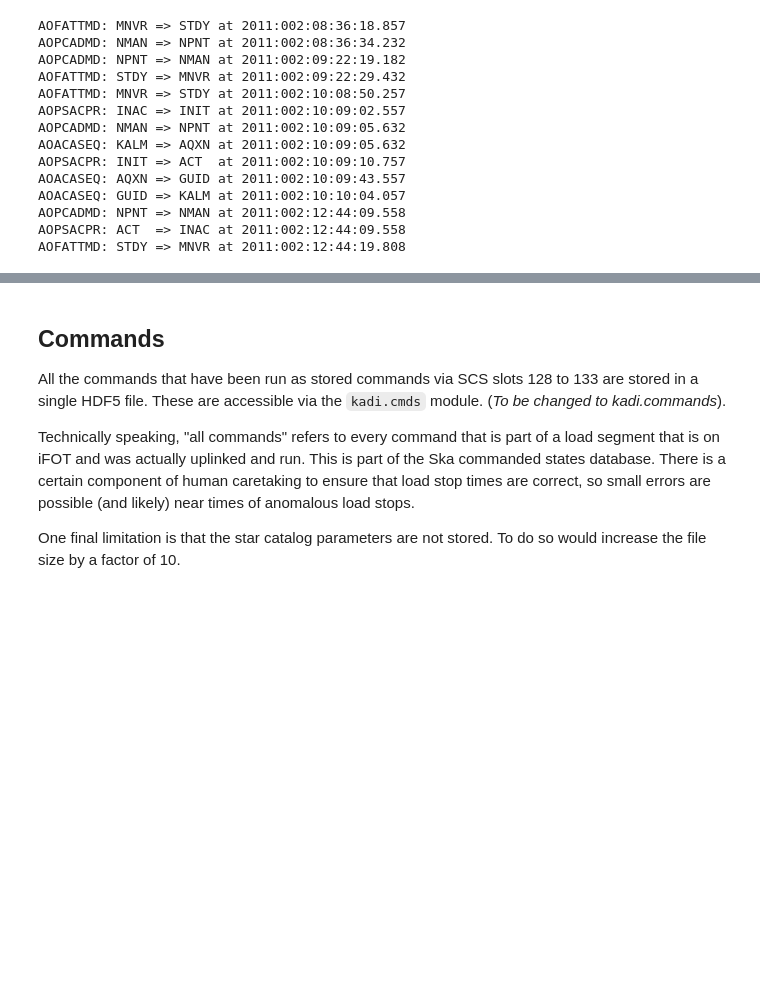
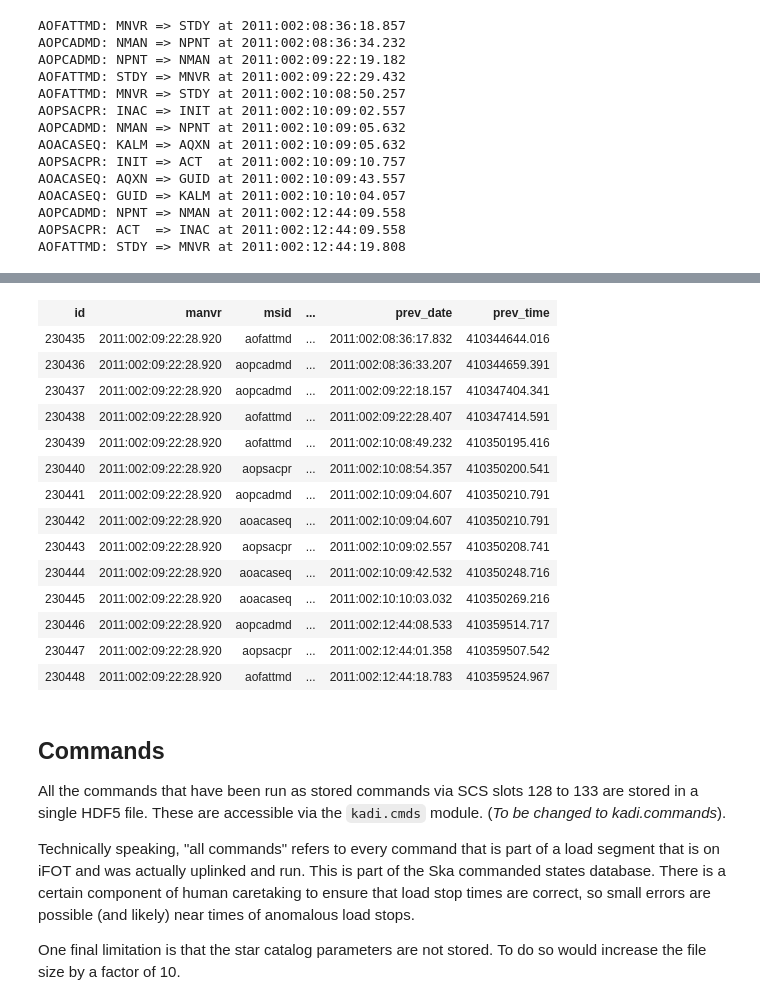
Before and after one commit to sot/kadi, a Jupyter notebook: kadi_demo.ipynb, the cells around one changed output, grey strips where cells are left out. Saved outputs shown, nothing was run; the diff lists cells and outputs as text; code cells hidden in the pictures; blank space fills up the shorter version.

```diff
--- a/kadi_demo.ipynb
+++ b/kadi_demo.ipynb
@@ -490,5 +494,5 @@ AOPCADMD: NPNT => NMAN at 2011:002:12:44:09.558
 AOPSACPR: ACT  => INAC at 2011:002:12:44:09.558
 AOFATTMD: STDY => MNVR at 2011:002:12:44:19.808
 # %%
-events.queryset_to_array(manvr.manvrseq_set)
+events.queryset_to_table(manvr.manvrseq_set)
 # %% [output]
@@ -510,3 +499,18 @@ array([ (230435, '2011:002:09:22:28.920', 'aofattmd', 'MNVR', 'STDY', '2011:002:
+| id | manvr | msid | ... | prev_date | prev_time |
+| 230435 | 2011:002:09:22:28.920 | aofattmd | ... | 2011:002:08:36:17.832 | 410344644.016 |
+| 230436 | 2011:002:09:22:28.920 | aopcadmd | ... | 2011:002:08:36:33.207 | 410344659.391 |
+| 230437 | 2011:002:09:22:28.920 | aopcadmd | ... | 2011:002:09:22:18.157 | 410347404.341 |
+| 230438 | 2011:002:09:22:28.920 | aofattmd | ... | 2011:002:09:22:28.407 | 410347414.591 |
+| 230439 | 2011:002:09:22:28.920 | aofattmd | ... | 2011:002:10:08:49.232 | 410350195.416 |
+| 230440 | 2011:002:09:22:28.920 | aopsacpr | ... | 2011:002:10:08:54.357 | 410350200.541 |
+| 230441 | 2011:002:09:22:28.920 | aopcadmd | ... | 2011:002:10:09:04.607 | 410350210.791 |
+| 230442 | 2011:002:09:22:28.920 | aoacaseq | ... | 2011:002:10:09:04.607 | 410350210.791 |
+| 230443 | 2011:002:09:22:28.920 | aopsacpr | ... | 2011:002:10:09:02.557 | 410350208.741 |
+| 230444 | 2011:002:09:22:28.920 | aoacaseq | ... | 2011:002:10:09:42.532 | 410350248.716 |
+| 230445 | 2011:002:09:22:28.920 | aoacaseq | ... | 2011:002:10:10:03.032 | 410350269.216 |
+| 230446 | 2011:002:09:22:28.920 | aopcadmd | ... | 2011:002:12:44:08.533 | 410359514.717 |
+| 230447 | 2011:002:09:22:28.920 | aopsacpr | ... | 2011:002:12:44:01.358 | 410359507.542 |
+| 230448 | 2011:002:09:22:28.920 | aofattmd | ... | 2011:002:12:44:18.783 | 410359524.967 |
 # %% [markdown]
 Commands
 --------
```
Also changed, not shown: parts of 35 cells of this notebook.
